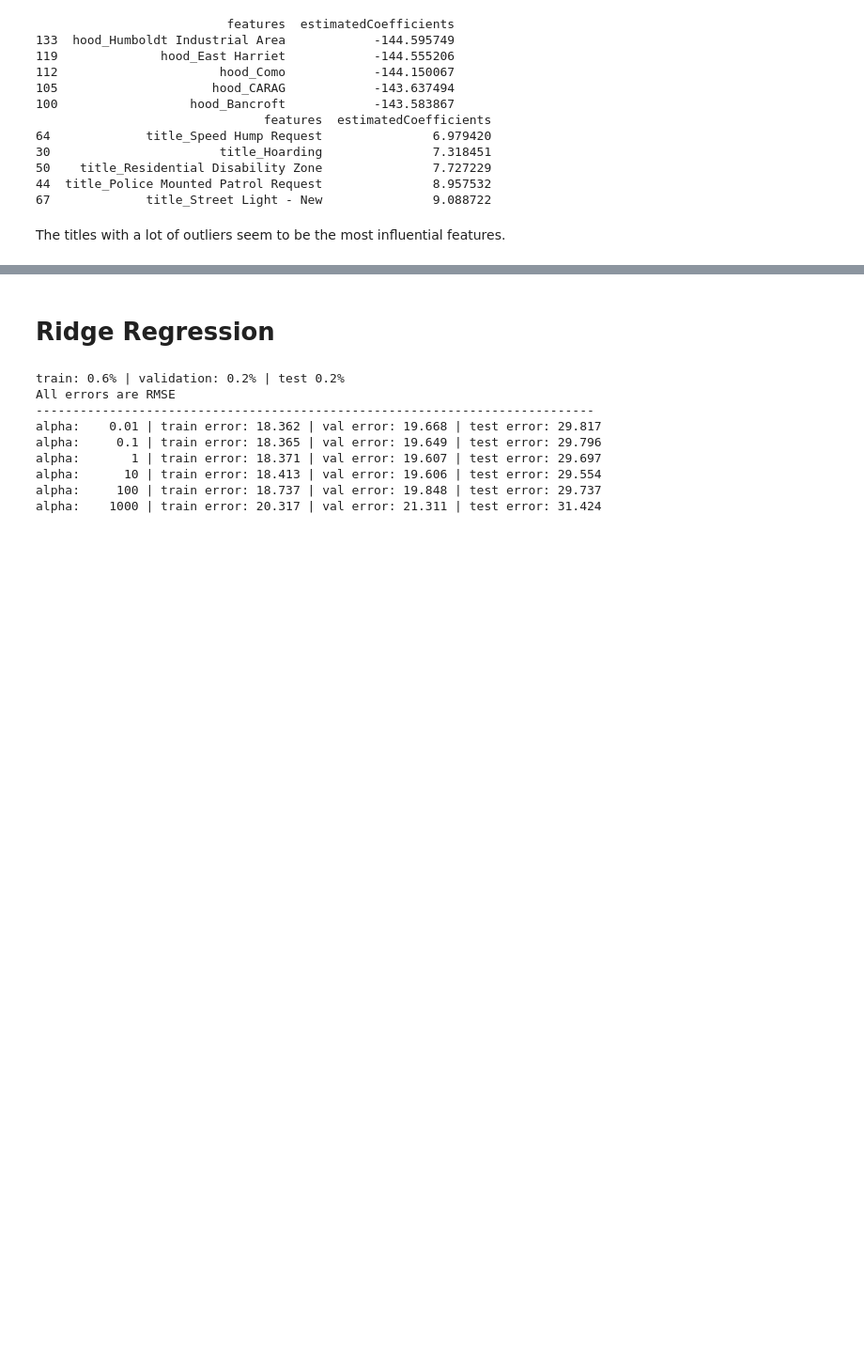
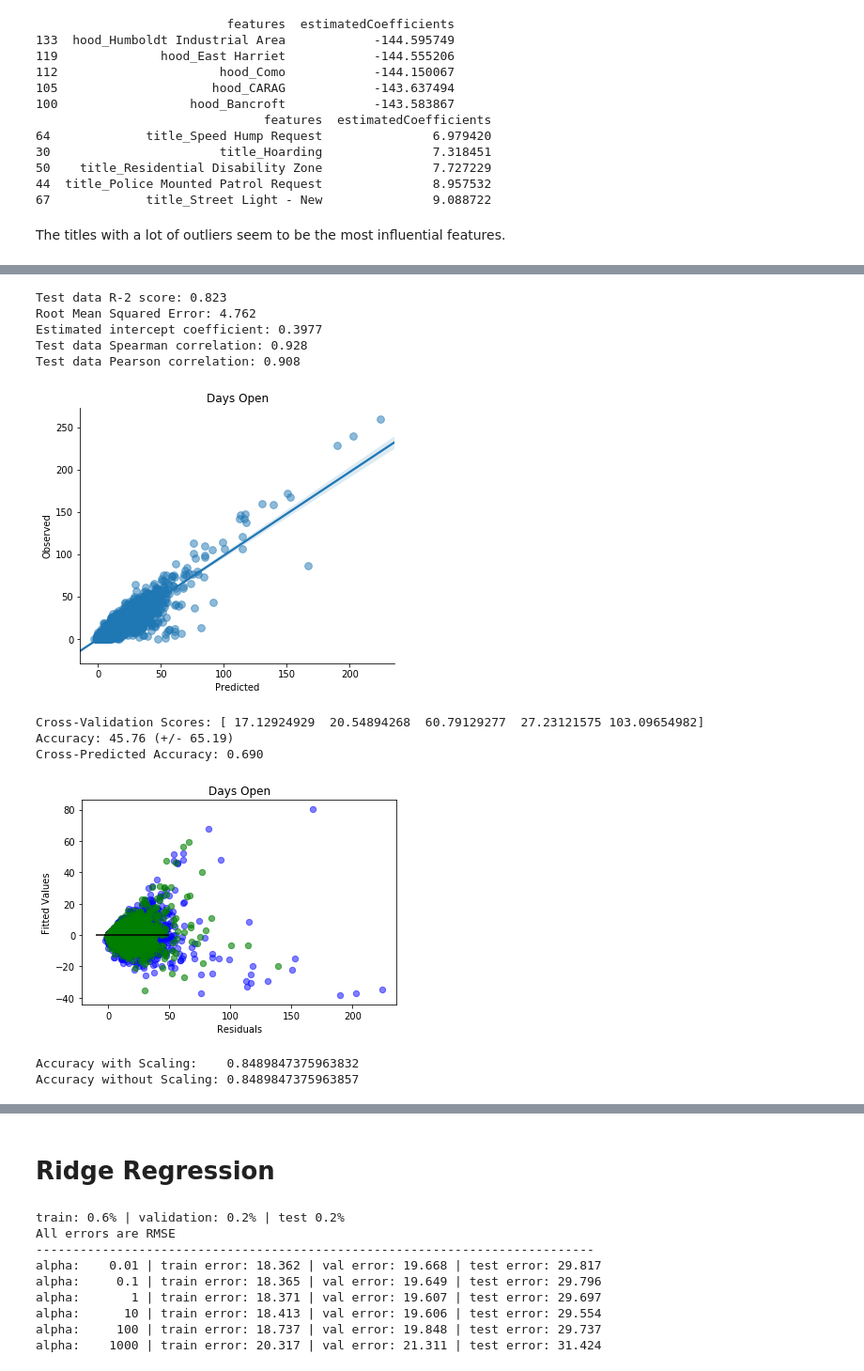
Before and after one commit to lwdee/Springboard, a Jupyter notebook: Capstone/Capstone_1_Machine_Learning.ipynb, the cells around one changed output, grey strips where cells are left out. Shown at 94% size. Cells and saved outputs as stored; diff of their text form; code cells hidden in the pictures; blank space fills up the shorter version.

```diff
--- a/Capstone/Capstone_1_Machine_Learning.ipynb
+++ b/Capstone/Capstone_1_Machine_Learning.ipynb
@@ -305,7 +307,8 @@ def LinRegEval(X, y):
     # scatter plot between predicted days_open (lr.predict(X)) and actuals
     fig, ax = plt.subplots(figsize=(6, 5))
 #    sns.regplot(x=lm.predict(X), y=y, fit_reg = True, scatter_kws={'alpha':0.5, 's':60})
-    sns.regplot(x=lm.predict(X), y=y['days_open'], fit_reg = True, scatter_kws={'alpha':0.5, 's':60})
+    sns.regplot(x=lm.predict(X), y=y['days_open'], fit_reg = True, scatter_kws={'alpha':0.5,
+                                                                                's':60})
 
     plt.xlabel("Predicted")
     plt.ylabel("Observed")
@@ -654,0 +691,37 @@ The titles with a lot of outliers seem to be the most influential features.
+# %%
+# Apply linear regression to all features
+LinRegEval(X_311, y)
+# %% [output]
+Test data R-2 score: 0.823
+Root Mean Squared Error: 4.762
+Estimated intercept coefficient: 0.3977
+Test data Spearman correlation: 0.928
+Test data Pearson correlation: 0.908
+[figure, added]
+Cross-Validation Scores: [ 17.12924929  20.54894268  60.79129277  27.23121575 103.09654982]
+Accuracy: 45.76 (+/- 65.19)
+Cross-Predicted Accuracy: 0.690
+[figure, added]
+# %%
+# Setup the pipeline steps: steps
+steps = [('scaler', RobustScaler()),  #with_mean=False
+        ('lm', LinearRegression())]
+
+# Create the pipeline: pipeline
+pipeline = Pipeline(steps)
+
+# Create train and test sets
+X_train, X_test, y_train, y_test = train_test_split(X_311, y, test_size = 0.3, random_state=42)
+
+# Fit the pipeline to the training set: knn_scaled
+lm_scaled = pipeline.fit(X_train, y_train)
+
+# Instantiate and fit a k-NN classifier to the unscaled data
+lm_unscaled = LinearRegression().fit(X_train, y_train)
+
+# Compute and print metrics
+print('Accuracy with Scaling:    {}'.format(lm_scaled.score(X_test, y_test)))
+print('Accuracy without Scaling: {}'.format(lm_unscaled.score(X_test, y_test)))
+# %% [output]
+Accuracy with Scaling:    0.8489847375963832
+Accuracy without Scaling: 0.8489847375963857
```
Also changed, not shown: parts of 21 cells of this notebook.
